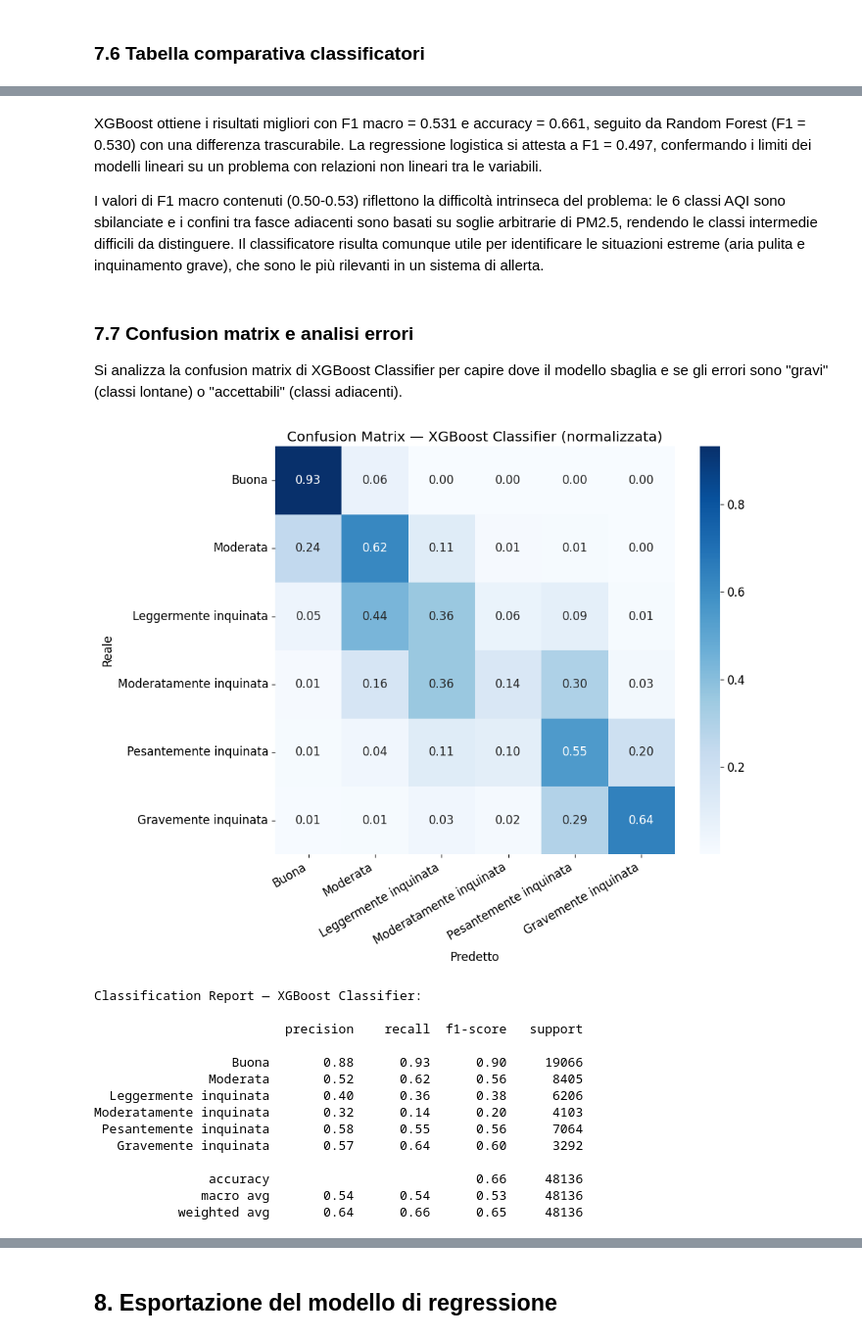
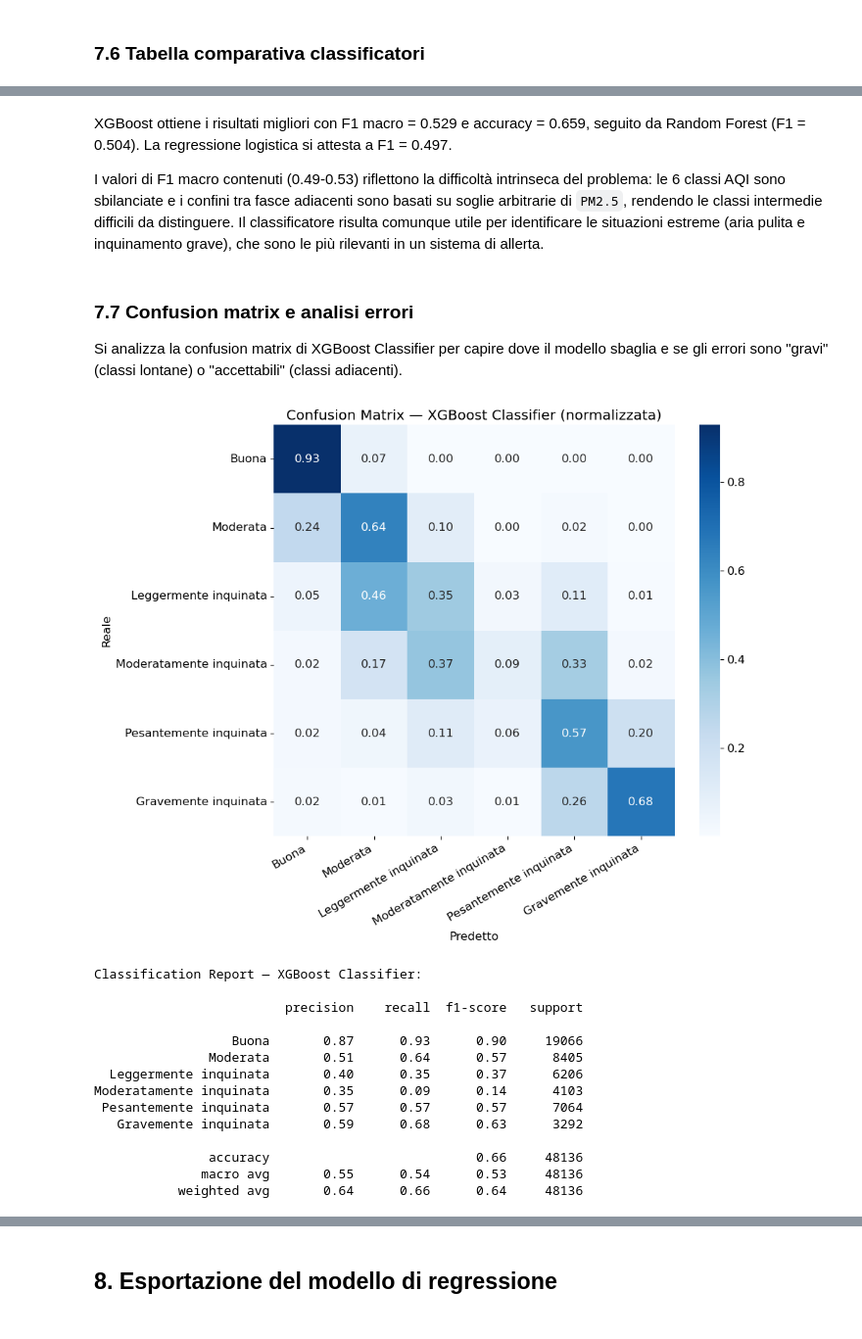
Before and after one commit to cirobassi11/air-quality-prediction, a Jupyter notebook: air_quality_prediction.ipynb, the cells around one changed output, grey strips where cells are left out. Shown at 98% size. Cells and saved outputs as stored; diff of their text form; code cells hidden in the pictures.

```diff
--- a/air_quality_prediction.ipynb
+++ b/air_quality_prediction.ipynb
@@ -1369,18 +1376,18 @@ xgb_clf = XGBClassifier(
 )
 
 param_dist = {
-    'n_estimators':     [200, 300, 400],
-    'max_depth':        [4, 6, 8],
-    'learning_rate':    [0.05, 0.1, 0.2],
-    'subsample':        [0.7, 0.8],
-    'colsample_bytree': [0.7, 0.8],
-    'reg_alpha':        [0.1, 1],
-    'reg_lambda':       [0.5, 1, 2],
-    'min_child_weight': [5, 10, 20],
-    'gamma':            [0.1, 0.5, 1],
+    'n_estimators':     [150, 200, 250],
+    'max_depth':        [4, 5, 6],
+    'learning_rate':    [0.05, 0.1],
+    'subsample':        [0.5, 0.6],
+    'colsample_bytree': [0.6, 0.7],
+    'reg_alpha':        [10, 20, 30],
+    'reg_lambda':       [2, 5, 10],
+    'min_child_weight': [10, 20, 30],
+    'gamma':            [0.5, 1, 2],
 }
 
-rs_xgb_clf = RandomizedSearchCV(xgb_clf, param_dist, n_iter=20, cv=tscv, scoring='f1_macro', random_state=SEED, n_jobs=1)
+rs_xgb_clf = RandomizedSearchCV(xgb_clf, param_dist, n_iter=20, cv=tscv, scoring='f1_macro', random_state=SEED, n_jobs=-1)
 nested_cv_score_clf(X_train, y_train_class, rs_xgb_clf, 'XGBoost Classifier')
 %time rs_xgb_clf.fit(X_train, y_train_class)
 # %% [output]
@@ -1433,45 +1440,44 @@ results_clf_test.round(3)
 | 0 | Logistic Regression - Test | 0.611 | 0.497 |
 # %% [markdown]
-XGBoost ottiene i risultati migliori con F1 macro = 0.531 e accuracy = 0.661, seguito da Random Forest (F1 = 0.530) con una differenza trascurabile. La regressione logistica si attesta a F1 = 0.497, confermando i limiti dei modelli lineari su un problema con relazioni non lineari tra le variabili.
+XGBoost ottiene i risultati migliori con F1 macro = 0.529 e accuracy = 0.659, seguito da Random Forest (F1 = 0.504). La regressione logistica si attesta a F1 = 0.497.
 
-I valori di F1 macro contenuti (0.50-0.53) riflettono la difficoltà intrinseca del problema: le 6 classi AQI sono sbilanciate e i confini tra fasce adiacenti sono basati su soglie arbitrarie di PM2.5, rendendo le classi intermedie difficili da distinguere. Il classificatore risulta comunque utile per identificare le situazioni estreme (aria pulita e inquinamento grave), che sono le più rilevanti in un sistema di allerta.
+I valori di F1 macro contenuti (0.49-0.53) riflettono la difficoltà intrinseca del problema: le 6 classi AQI sono sbilanciate e i confini tra fasce adiacenti sono basati su soglie arbitrarie di `PM2.5`, rendendo le classi intermedie difficili da distinguere. Il classificatore risulta comunque utile per identificare le situazioni estreme (aria pulita e inquinamento grave), che sono le più rilevanti in un sistema di allerta.
 # %% [markdown]
 ### 7.7 Confusion matrix e analisi errori
 
 Si analizza la confusion matrix di XGBoost Classifier per capire dove il modello sbaglia e se gli errori sono "gravi" (classi lontane) o "accettabili" (classi adiacenti).
 # %%
-best_name = "XGBoost"
-y_pred_best = rs_xgb_clf.predict(X_test)
+y_pred = rs_xgb_clf.predict(X_test)
 
-cm = confusion_matrix(y_test_class, y_pred_best)
+cm = confusion_matrix(y_test_class, y_pred)
 cm_norm = cm.astype('float') / cm.sum(axis=1)[:, np.newaxis]
 
 fig, ax = plt.subplots(1, 1, figsize=(10, 8))
 sns.heatmap(cm_norm, annot=True, fmt='.2f', cmap='Blues', xticklabels=aqi_names, yticklabels=aqi_names, ax=ax)
 ax.set_xticklabels(aqi_names, rotation=30, ha='right')
 ax.set_xlabel('Predetto')
 ax.set_ylabel('Reale')
 ax.set_title(f'Confusion Matrix — XGBoost Classifier (normalizzata)')
 
 plt.tight_layout()
 plt.show()
 
 print(f"\nClassification Report — XGBoost Classifier:\n")
-print(classification_report(y_test_class, y_pred_best, target_names=aqi_names))
+print(classification_report(y_test_class, y_pred, target_names=aqi_names))
 # %% [output]
-[figure, old version]
+[figure, new version]
 Classification Report — XGBoost Classifier:
 
                          precision    recall  f1-score   support
 
-                  Buona       0.88      0.93      0.90     19066
-               Moderata       0.52      0.62      0.56      8405
-  Leggermente inquinata       0.40      0.36      0.38      6206
-Moderatamente inquinata       0.32      0.14      0.20      4103
- Pesantemente inquinata       0.58      0.55      0.56      7064
-   Gravemente inquinata       0.57      0.64      0.60      3292
+                  Buona       0.87      0.93      0.90     19066
+               Moderata       0.51      0.64      0.57      8405
+  Leggermente inquinata       0.40      0.35      0.37      6206
+Moderatamente inquinata       0.35      0.09      0.14      4103
+ Pesantemente inquinata       0.57      0.57      0.57      7064
+   Gravemente inquinata       0.59      0.68      0.63      3292
 
                accuracy                           0.66     48136
-              macro avg       0.54      0.54      0.53     48136
-           weighted avg       0.64      0.66      0.65     48136
+              macro avg       0.55      0.54      0.53     48136
+           weighted avg       0.64      0.66      0.64     48136
 # %% [markdown]
```
Also changed, not shown: parts of 33 cells of this notebook.
